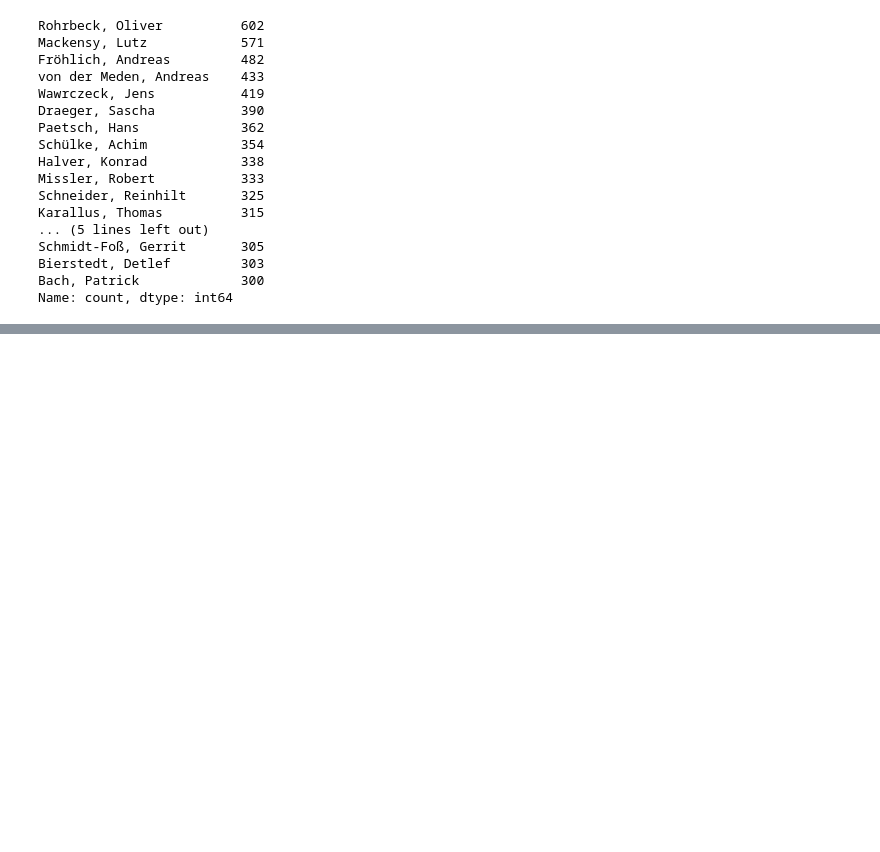
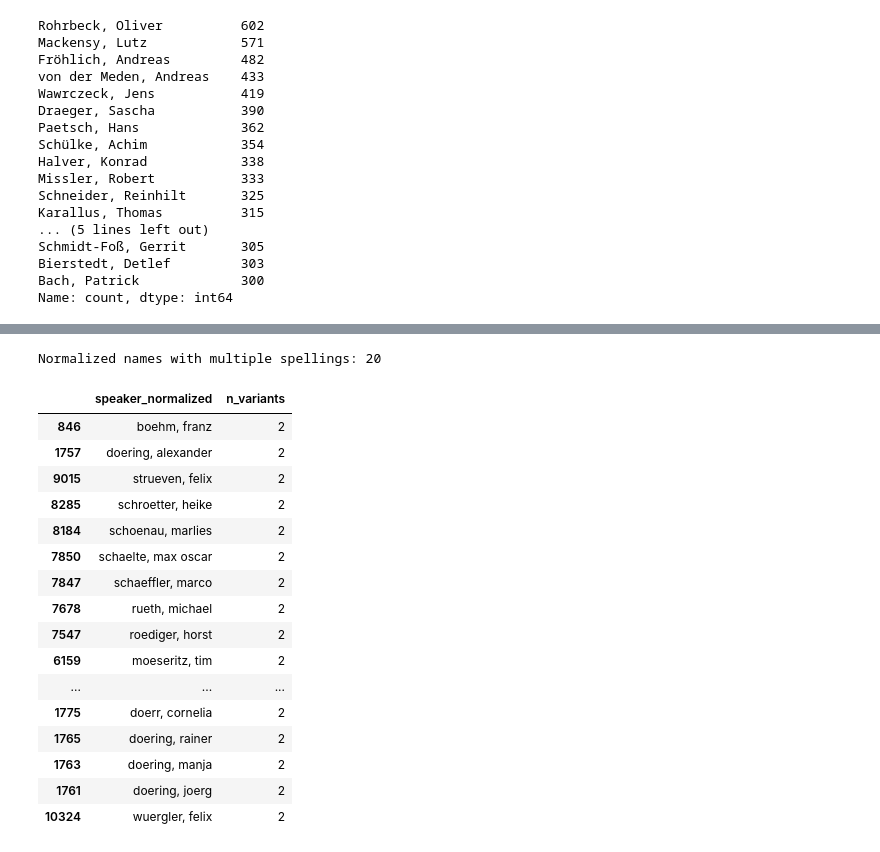
Before and after one commit to JKL453/hoerspiel-explorer, a Jupyter notebook: notebooks/01_exploration.ipynb, the cells around one changed output, grey strips where cells are left out. Drawn from its saved outputs; the diff is of its cells as text; code cells hidden in the pictures; blank space fills up the shorter version.

Commit message:
feat(docs): enhance data exploration notebook with speaker normalization and role analysis

```diff
--- a/notebooks/01_exploration.ipynb
+++ b/notebooks/01_exploration.ipynb
@@ -237,3 +237,20 @@ Schmidt-Foß, Gerrit       305
 Bierstedt, Detlef         303
 Bach, Patrick             300
 Name: count, dtype: int64
+# %%
+# Normalize speaker names for comparison
+# Format is "Lastname, Firstname" — let's check for umlaut variants
+speakers_df = pd.DataFrame([
+    {
+        "speaker": s["speaker"],
+        "role":    s["role"],
+        "title":   r.get("title"),
+        "series":  r.get("series_name"),
+    }
+    for r in records
+    for s in (r.get("speakers") or [])
+])
+
+print(f"Total speaker credits: {len(speakers_df)}")
+print(f"Unique speaker names:  {speakers_df['speaker'].nunique()}")
+speakers_df.head(5)
@@ -239,0 +266,45 @@ Name: count, dtype: int64
+# %%
+# Look for potential umlaut variants of the same person
+# Strategy: normalize umlauts and compare against original
+umlaut_map = str.maketrans({
+    "ä": "ae", "ö": "oe", "ü": "ue",
+    "Ä": "Ae", "Ö": "Oe", "Ü": "Ue",
+    "ß": "ss",
+})
+
+def normalize_name(name: str) -> str:
+    return name.translate(umlaut_map).lower().strip()
+
+speakers_df["speaker_normalized"] = speakers_df["speaker"].map(normalize_name)
+
+# Group by normalized name — if a normalized name has more than one
+# original spelling, that's a candidate for deduplication
+variants = (
+    speakers_df.groupby("speaker_normalized")["speaker"]
+    .nunique()
+    .reset_index()
+    .rename(columns={"speaker": "n_variants"})
+)
+
+suspicious = variants[variants["n_variants"] > 1].sort_values("n_variants", ascending=False)
+print(f"Normalized names with multiple spellings: {len(suspicious)}")
+suspicious.head(20)
+# %% [output]
+Normalized names with multiple spellings: 20
+|  | speaker_normalized | n_variants |
+| 846 | boehm, franz | 2 |
+| 1757 | doering, alexander | 2 |
+| 9015 | strueven, felix | 2 |
+| 8285 | schroetter, heike | 2 |
+| 8184 | schoenau, marlies | 2 |
+| 7850 | schaelte, max oscar | 2 |
+| 7847 | schaeffler, marco | 2 |
+| 7678 | rueth, michael | 2 |
+| 7547 | roediger, horst | 2 |
+| 6159 | moeseritz, tim | 2 |
+| ... | ... | ... |
+| 1775 | doerr, cornelia | 2 |
+| 1765 | doering, rainer | 2 |
+| 1763 | doering, manja | 2 |
+| 1761 | doering, joerg | 2 |
+| 10324 | wuergler, felix | 2 |
```
Also changed, not shown: parts of 7 cells of this notebook, 1 other file.
